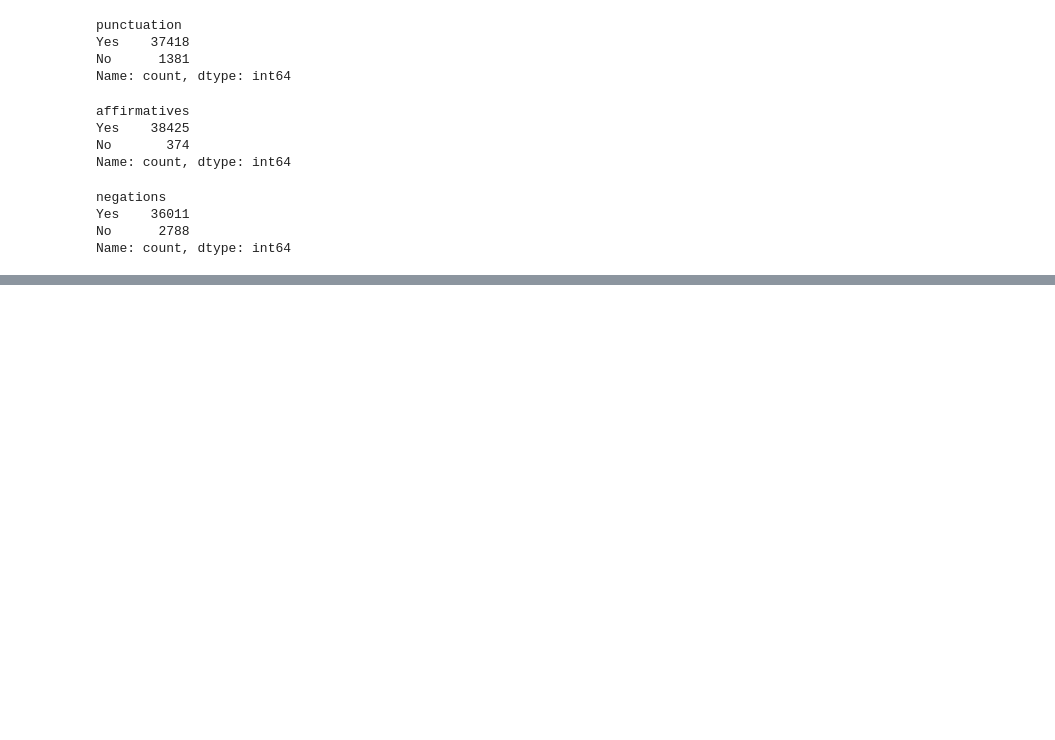
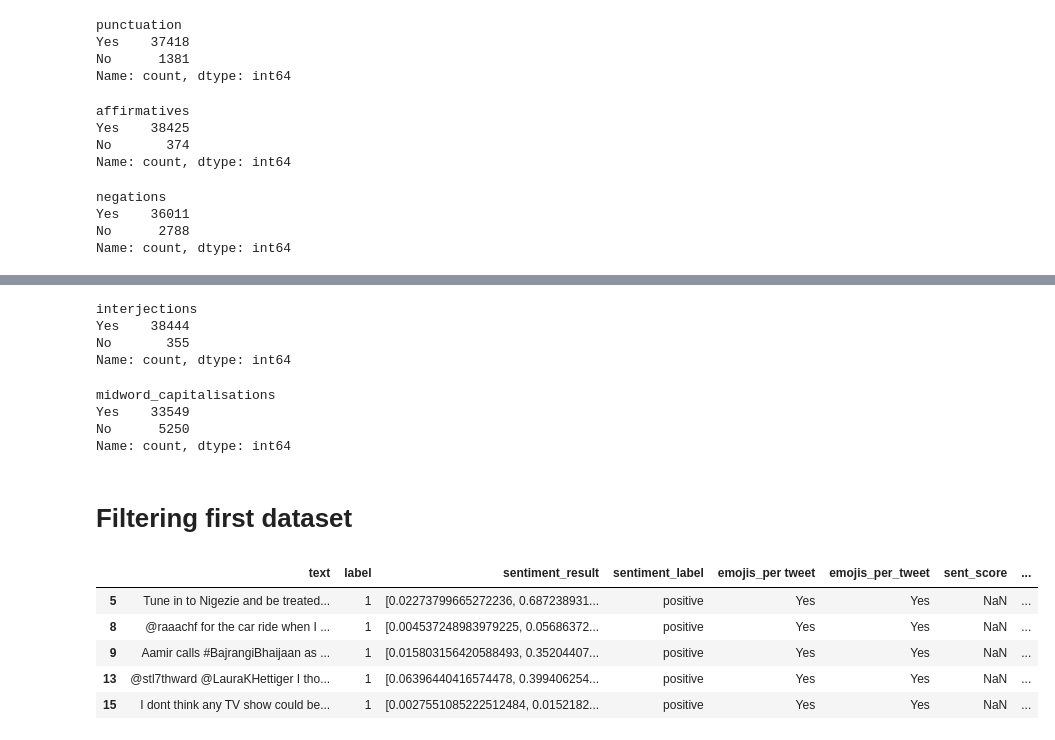
Before and after one commit to sba22224/Capstone_SBA22224, a Jupyter notebook: Code_Notebooks/Sarcasm Detection Model.ipynb, the cells around one changed output, grey strips where cells are left out. Cells and saved outputs as stored; diff of their text form; code cells hidden in the pictures; blank space fills up the shorter version.

```diff
--- a/Code_Notebooks/Sarcasm Detection Model.ipynb
+++ b/Code_Notebooks/Sarcasm Detection Model.ipynb
@@ -3107,0 +3142,80 @@ Name: count, dtype: int64
+# %%
+#Check use of interjections using previously defined function
+add_pos['interjections'] = add_pos['text'].apply(lambda x: check_limits(count_interjections(x, interjections),
+                                                                    interjections_pos_ll, interjections_pos_ul))
+add_neg['interjections'] = add_neg['text'].apply(lambda x: check_limits(count_interjections(x, interjections),
+                                                                    interjections_neg_ll, interjections_neg_ul))
+
+add1_pos['interjections'] = add1_pos['text'].apply(lambda x: check_limits(count_interjections(x, interjections),
+                                                                    interjections_pos_ll, interjections_pos_ul))
+add1_neg['interjections'] = add1_neg['text'].apply(lambda x: check_limits(count_interjections(x, interjections),
+                                                                    interjections_neg_ll, interjections_neg_ul))
+
+add2_pos['interjections'] = add2_pos['text'].apply(lambda x: check_limits(count_interjections(x, interjections),
+                                                                    interjections_pos_ll, interjections_pos_ul))
+add2_neg['interjections'] = add2_neg['text'].apply(lambda x: check_limits(count_interjections(x, interjections),
+                                                                    interjections_neg_ll, interjections_neg_ul))
+
+add3_pos['interjections'] = add3_pos['text'].apply(lambda x: check_limits(count_interjections(x, interjections),
+                                                                    interjections_pos_ll, interjections_pos_ul))
+add3_neg['interjections'] = add3_neg['text'].apply(lambda x: check_limits(count_interjections(x, interjections),
+                                                                    interjections_neg_ll, interjections_neg_ul))
+
+add4_pos['interjections'] = add4_pos['text'].apply(lambda x: check_limits(count_interjections(x, interjections),
+                                                                    interjections_pos_ll, interjections_pos_ul))
+add4_neg['interjections'] = add4_neg['text'].apply(lambda x: check_limits(count_interjections(x, interjections),
+                                                                    interjections_neg_ll, interjections_neg_ul))
+
+#Check an outcome
+print(add_pos['interjections'].value_counts())
+# %% [output]
+interjections
+Yes    38444
+No       355
+Name: count, dtype: int64
+# %%
+#Check use of mid-word capitalisations using previously defined function
+add_pos['midword_capitalisations'] = add_pos['text'].apply(lambda x: check_limits(count_midword_capitalisation(x),
+                                                                    midword_caps_pos_ll, midword_caps_pos_ul))
+add_neg['midword_capitalisations'] = add_neg['text'].apply(lambda x: check_limits(count_midword_capitalisation(x),
+                                                                    midword_caps_neg_ll, midword_caps_neg_ul))
+
+add1_pos['midword_capitalisations'] = add1_pos['text'].apply(lambda x: check_limits(count_midword_capitalisation(x),
+                                                                    midword_caps_pos_ll, midword_caps_pos_ul))
+add1_neg['midword_capitalisations'] = add1_neg['text'].apply(lambda x: check_limits(count_midword_capitalisation(x),
+                                                                    midword_caps_neg_ll, midword_caps_neg_ul))
+
+add2_pos['midword_capitalisations'] = add2_pos['text'].apply(lambda x: check_limits(count_midword_capitalisation(x),
+                                                                    midword_caps_pos_ll, midword_caps_pos_ul))
+add2_neg['midword_capitalisations'] = add2_neg['text'].apply(lambda x: check_limits(count_midword_capitalisation(x),
+                                                                    midword_caps_neg_ll, midword_caps_neg_ul))
+
+add3_pos['midword_capitalisations'] = add3_pos['text'].apply(lambda x: check_limits(count_midword_capitalisation(x),
+                                                                    midword_caps_pos_ll, midword_caps_pos_ul))
+add3_neg['midword_capitalisations'] = add3_neg['text'].apply(lambda x: check_limits(count_midword_capitalisation(x),
+                                                                    midword_caps_neg_ll, midword_caps_neg_ul))
+
+add4_pos['midword_capitalisations'] = add4_pos['text'].apply(lambda x: check_limits(count_midword_capitalisation(x),
+                                                                    midword_caps_pos_ll, midword_caps_pos_ul))
+add4_neg['midword_capitalisations'] = add4_neg['text'].apply(lambda x: check_limits(count_midword_capitalisation(x),
+                                                                    midword_caps_neg_ll, midword_caps_neg_ul))
+
+#Check an outcome
+print(add_pos['midword_capitalisations'].value_counts())
+# %% [output]
+midword_capitalisations
+Yes    33549
+No      5250
+Name: count, dtype: int64
+# %% [markdown]
+# Filtering first dataset
+# %%
+#Check the positive df first
+add_pos.head()
+# %% [output]
+|  | text | label | sentiment_result | sentiment_label | emojis_per tweet | emojis_per_tweet | sent_score | ... |
+| 5 | Tune in to Nigezie and be treated... | 1 | [0.02273799665272236, 0.687238931... | positive | Yes | Yes | NaN | ... |
+| 8 | @raaachf for the car ride when I ... | 1 | [0.004537248983979225, 0.05686372... | positive | Yes | Yes | NaN | ... |
+| 9 | Aamir calls #BajrangiBhaijaan as ... | 1 | [0.015803156420588493, 0.35204407... | positive | Yes | Yes | NaN | ... |
+| 13 | @stl7thward @LauraKHettiger I tho... | 1 | [0.06396440416574478, 0.399406254... | positive | Yes | Yes | NaN | ... |
+| 15 | I dont think any TV show could be... | 1 | [0.0027551085222512484, 0.0152182... | positive | Yes | Yes | NaN | ... |
```
Also changed, not shown: parts of 36 cells of this notebook.
